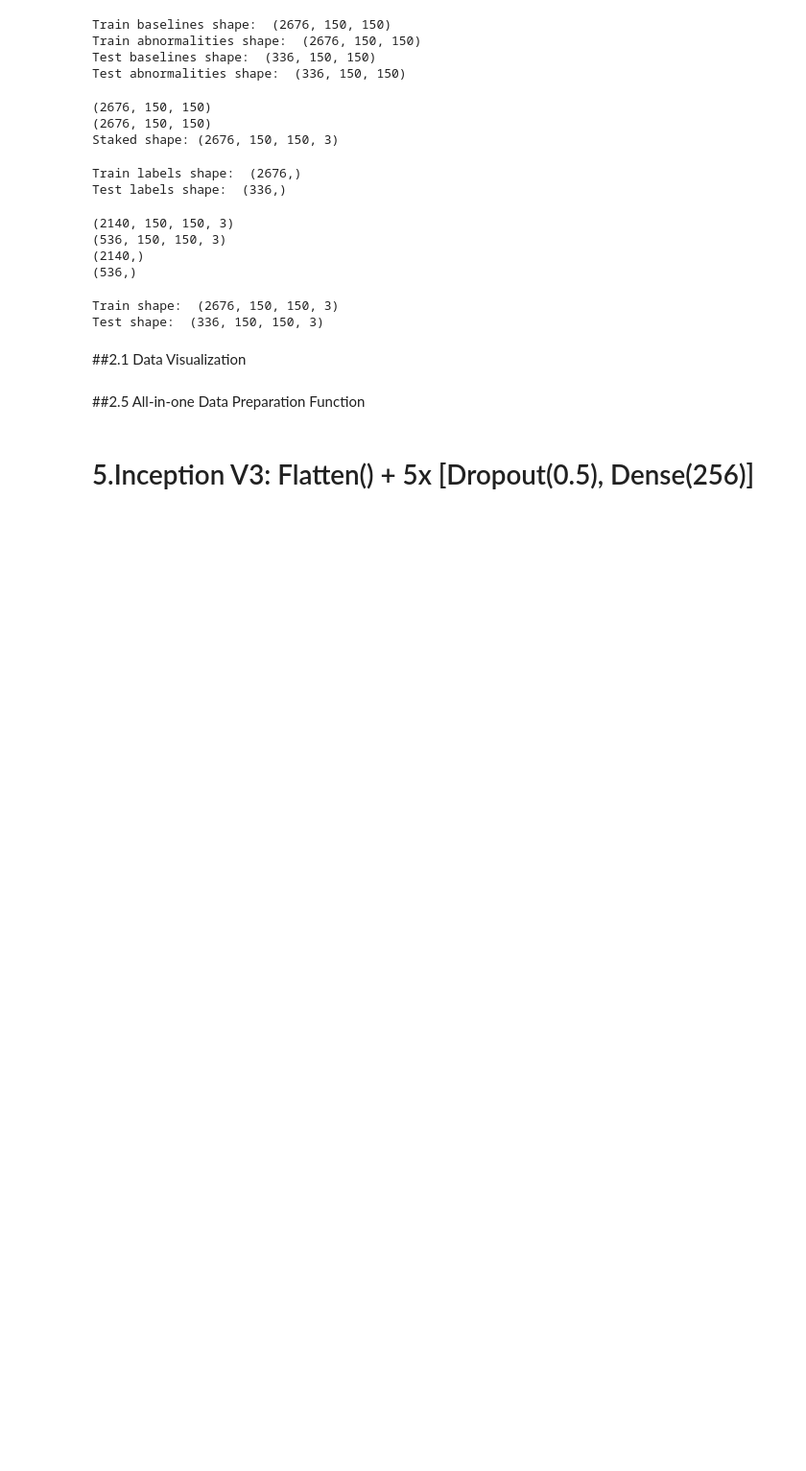
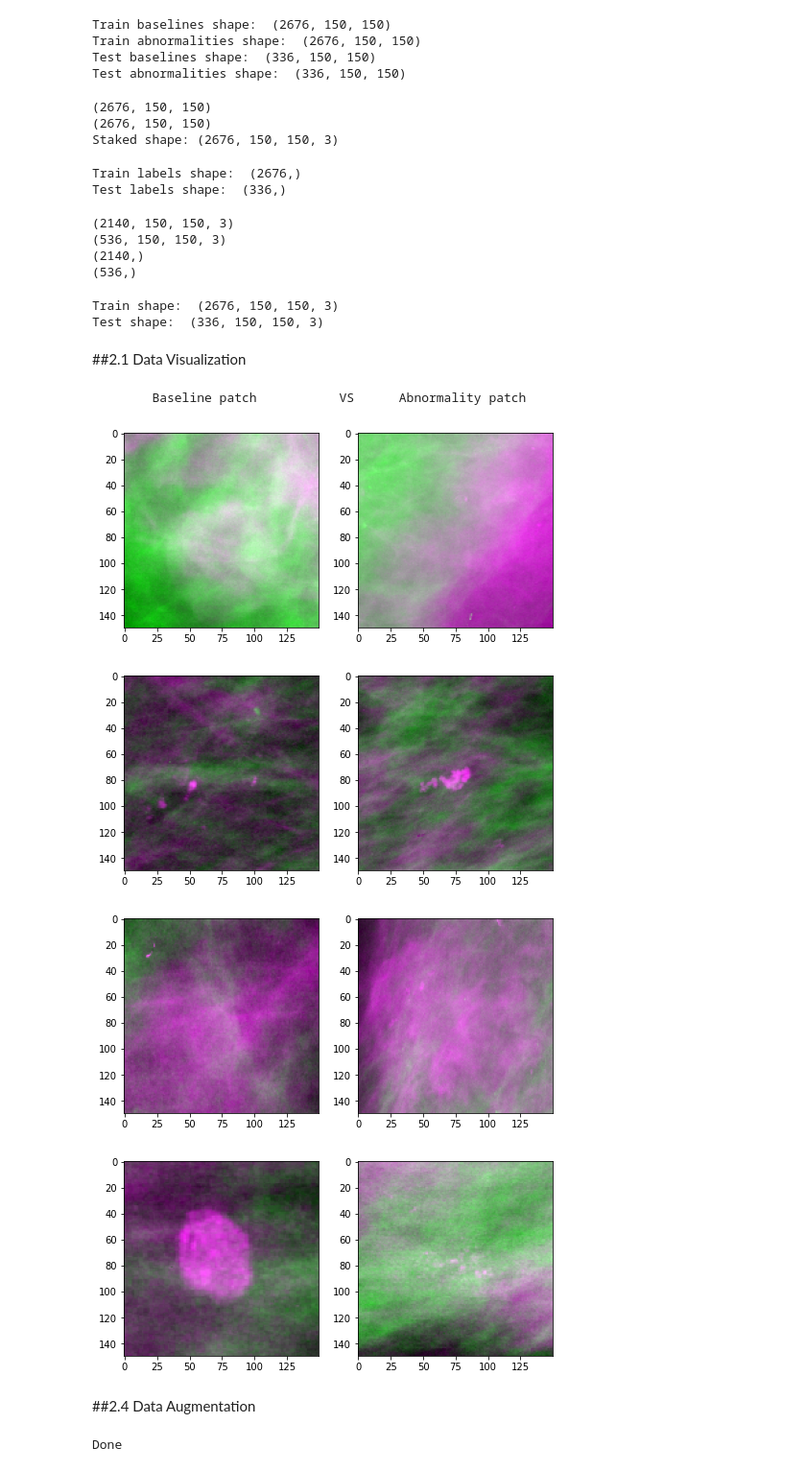
Before and after one commit to MarshaGomez/CNN-Medical-Imaging-Analysis, a Jupyter notebook: Code/BaselineCNN.ipynb, the cells around one changed output. Shown at 96% size. Drawn from its saved outputs; the diff is of its cells as text; code cells hidden in the pictures; blank space fills up the shorter version.

```diff
--- a/Code/BaselineCNN.ipynb
+++ b/Code/BaselineCNN.ipynb
@@ -383,9 +383,8 @@ abnormality = train_images[1]
 print(train_baselines.shape)
 print(train_abnormalities.shape)
 
-#train_images = np.stack([train_abnormalities, train_baselines, train_abnormalities], axis=3)
-train_images = np.stack([train_abnormalities, train_baselines, train_baselines], axis=3)
-print("Staked shape:", train_images_stacked.shape)
+train_images = np.stack([train_abnormalities, train_baselines, train_abnormalities], axis=3)
+print("Staked shape:", train_images.shape)
 # %% [output]
 (2676, 150, 150)
 (2676, 150, 150)
@@ -429,29 +423,51 @@ test_datagen = ImageDataGenerator(rescale=1./65535, preprocessing_function=prepr
 # %%
 from PIL import Image
 from matplotlib.pyplot import figure, imshow, axis
 
-train_images = train_images.reshape(train_images.shape + (1,)) #(2676, 150, 150, 1)
-test_images = test_images.reshape(test_images.shape + (1,)) #(2676, 150, 150, 1)
+#train_images = train_images.reshape(train_images.shape + (1,)) #(2676, 150, 150, 1)
+#test_images = test_images.reshape(test_images.shape + (1,)) #(2676, 150, 150, 1)
 
 def display_samples(idx):
   assert idx % 2 == 0
   counter = 0
   fig = figure(figsize=(8,4))
   while counter < 2:
-    img = test_images[idx]
+    img = train_images[idx]
     pil_img = tf.keras.preprocessing.image.array_to_img(img)
     a=fig.add_subplot(1, 2, counter+1)
     imshow(pil_img,cmap='Greys_r')
 
     counter += 1
     idx += 1
 
 print("\tBaseline patch           VS\t Abnormality patch")
 display_samples(0)
 display_samples(2)
 display_samples(4)
 display_samples(6)
+# %% [output]
+        Baseline patch           VS      Abnormality patch
+[figure, added]
+[figure, added]
+[figure, added]
+[figure, added]
-# %% [markdown]
-##2.5 All-in-one Data Preparation Function
-# %% [markdown]
-# 5.Inception V3: Flatten() + 5x [Dropout(0.5), Dense(256)]
+# %% [markdown]
+##2.4 Data Augmentation
+# %%
+# Train data augmentation
+train_datagen = ImageDataGenerator(
+    rescale=1./65535,
+    rotation_range=40,
+    width_shift_range=0.25,
+    height_shift_range=0.25,
+    shear_range=20,
+    zoom_range=(0.5,1.5),
+    horizontal_flip=True,
+    fill_mode='nearest')
+
+valid_datagen = ImageDataGenerator(rescale=1./65535)
+test_datagen = ImageDataGenerator(rescale=1./65535)
+
+print("Done")
+# %% [output]
+Done
```
Also changed, not shown: parts of 85 cells of this notebook.
